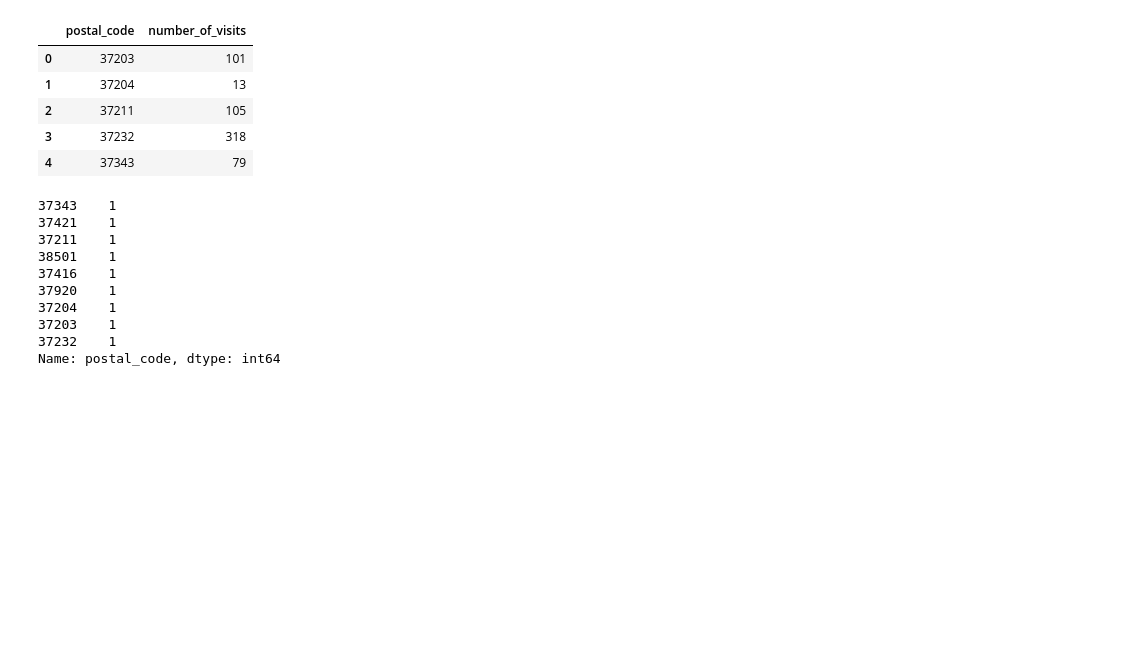
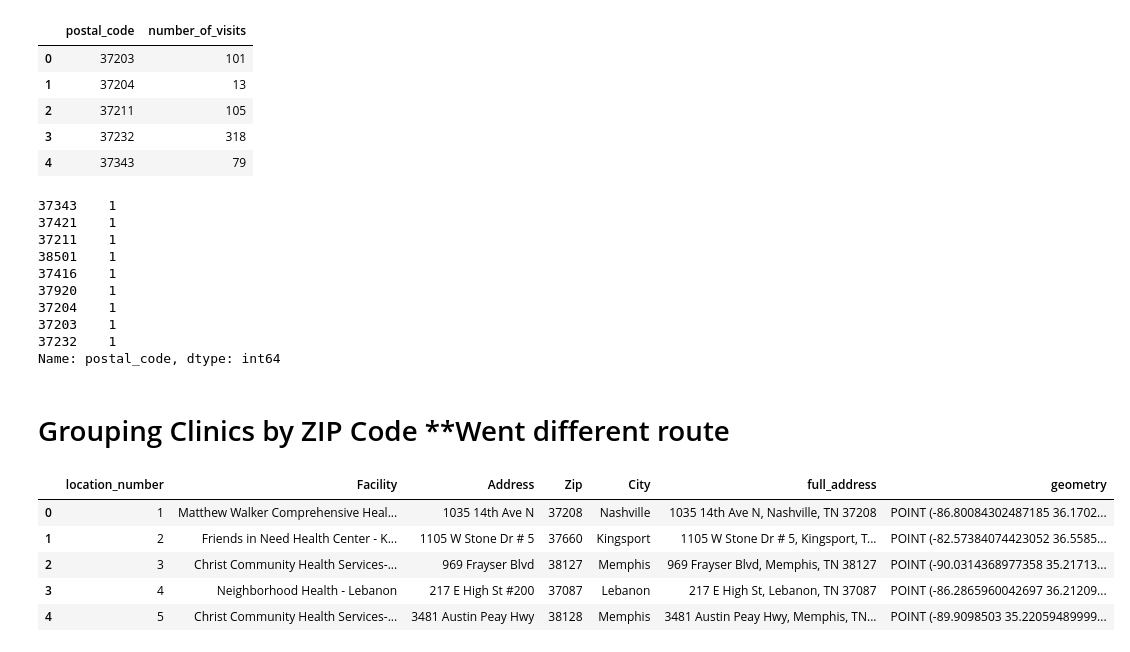
Before and after one commit to bsfcs/smile-on-spiderman, a Jupyter notebook: notebooks/smile_on_eda.ipynb, the cells around one changed output. Drawn from its saved outputs; the diff is of its cells as text; code cells hidden in the pictures; blank space fills up the shorter version.

```diff
--- a/notebooks/smile_on_eda.ipynb
+++ b/notebooks/smile_on_eda.ipynb
@@ -1004,3 +1004,15 @@ cms_2016_grouped['postal_code'].value_counts()
 Name: postal_code, dtype: int64
 # %%
 cms_2016_grouped.to_csv('../data/cms_2016_grouped.csv', index=False)
+# %% [markdown]
+# Grouping Clinics by ZIP Code **Went different route
+# %%
+clinic_geo = pd.read_csv('../data/clinic_loc_geo.csv')
+clinic_geo.head()
+# %% [output]
+|  | location_number | Facility | Address | Zip | City | full_address | geometry |
+| 0 | 1 | Matthew Walker Comprehensive Heal... | 1035 14th Ave N | 37208 | Nashville | 1035 14th Ave N, Nashville, TN 37208 | POINT (-86.80084302487185 36.1702... |
+| 1 | 2 | Friends in Need Health Center - K... | 1105 W Stone Dr # 5 | 37660 | Kingsport | 1105 W Stone Dr # 5, Kingsport, T... | POINT (-82.57384074423052 36.5585... |
+| 2 | 3 | Christ Community Health Services-... | 969 Frayser Blvd | 38127 | Memphis | 969 Frayser Blvd, Memphis, TN 38127 | POINT (-90.0314368977358 35.21713... |
+| 3 | 4 | Neighborhood Health - Lebanon | 217 E High St #200 | 37087 | Lebanon | 217 E High St, Lebanon, TN 37087 | POINT (-86.2865960042697 36.21209... |
+| 4 | 5 | Christ Community Health Services-... | 3481 Austin Peay Hwy | 38128 | Memphis | 3481 Austin Peay Hwy, Memphis, TN... | POINT (-89.9098503 35.22059489999... |
```
Also changed, not shown: parts of 7 cells of this notebook, 1 other file.
